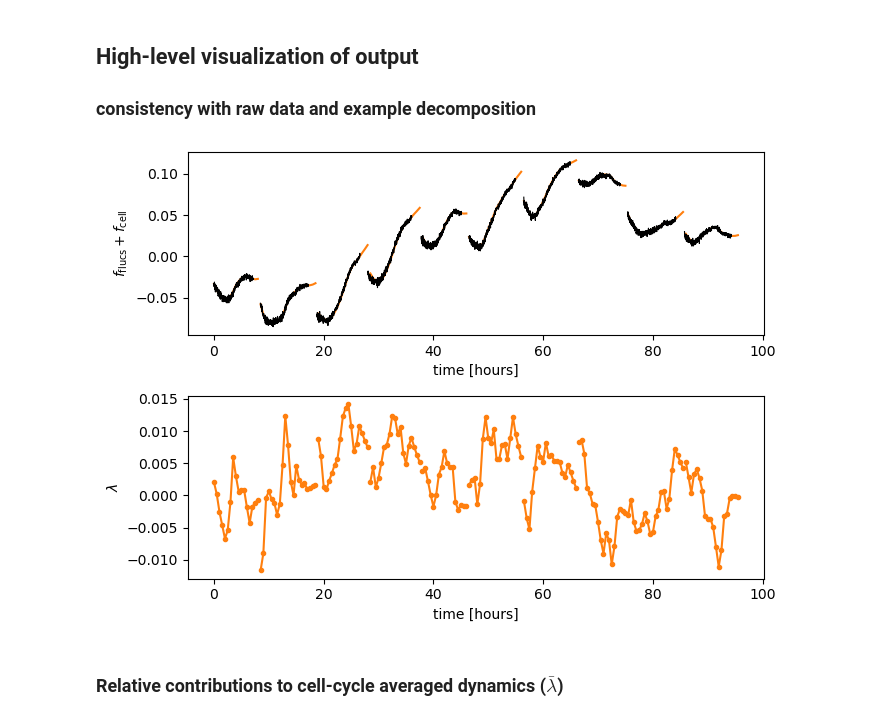
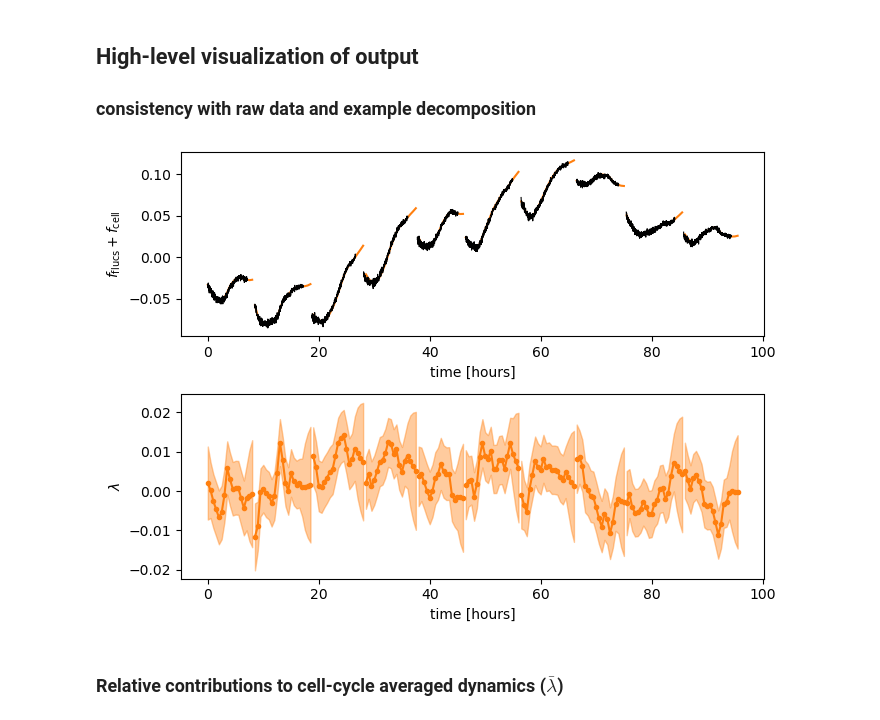
Before and after one commit to elevien/L1210, a Jupyter notebook: notebooks/PAPER_FIG4-gpoutput.ipynb, the cells around one changed output. Cells and saved outputs as stored; diff of their text form; code cells hidden in the pictures.

```diff
--- a/notebooks/PAPER_FIG4-gpoutput.ipynb
+++ b/notebooks/PAPER_FIG4-gpoutput.ipynb
@@ -75,35 +75,35 @@ pred.time = pred.time .- pred.time[1]
 for p in unique(pred.position)[1:10]
     d = pred[pred.position .==p,:]
     #ax.plot(d.time,d.matern32_cell_x,"C0-")
     ax.plot(d.time,d.matern32_flucs .+ d.matern32_cell,"C1-",label="GP")
     d = dr[dr.position .==p,:]
     ax.plot(d.time,d.z,"k-",lw=0.8,label="data")
 
 end
 ax.set_ylabel(L"$f_{\rm flucs} + f_{\rm cell}$")
 ax.set_xlabel("time [hours]")
 
 # -----------------------------------------------------------------------------
 # relative size of terms
 ax = axs[1]
 GrowthTraceTools.get_gen_times!(pred);
 #ax.plot(preds[k].time,preds[k].matern32_flucs_x)
 for p in unique(pred.position)[1:10]
     d = pred[pred.position .== p,:]
 
     m = d.matern32_cell_x ./ d.gen_time[1]
     #ax.plot(d.time, m  ,"C0-")
 
     m,s = d.matern32_flucs_x, 2.0* sqrt.(d.matern32_flucs_x_var)
     ax.plot(d.time,m,"C1.-")
-    #ax.fill_between(d.time,m .- s,m .+ s,alpha=0.4,color="C1")
+    ax.fill_between(d.time,m .- s,m .+ s,alpha=0.4,color="C1")
 end
 ax.set_ylabel(L"$\lambda$")
 ax.set_xlabel("time [hours]")
 tight_layout()
 fig
 # %% [output]
-[figure, old version]
+[figure, new version]
 # %% [markdown]
 ### Relative contributions to cell-cycle averaged dynamics ($\bar{\lambda}$)
 # %%
```
Also changed, not shown: parts of 2 cells of this notebook, 10 other files.
